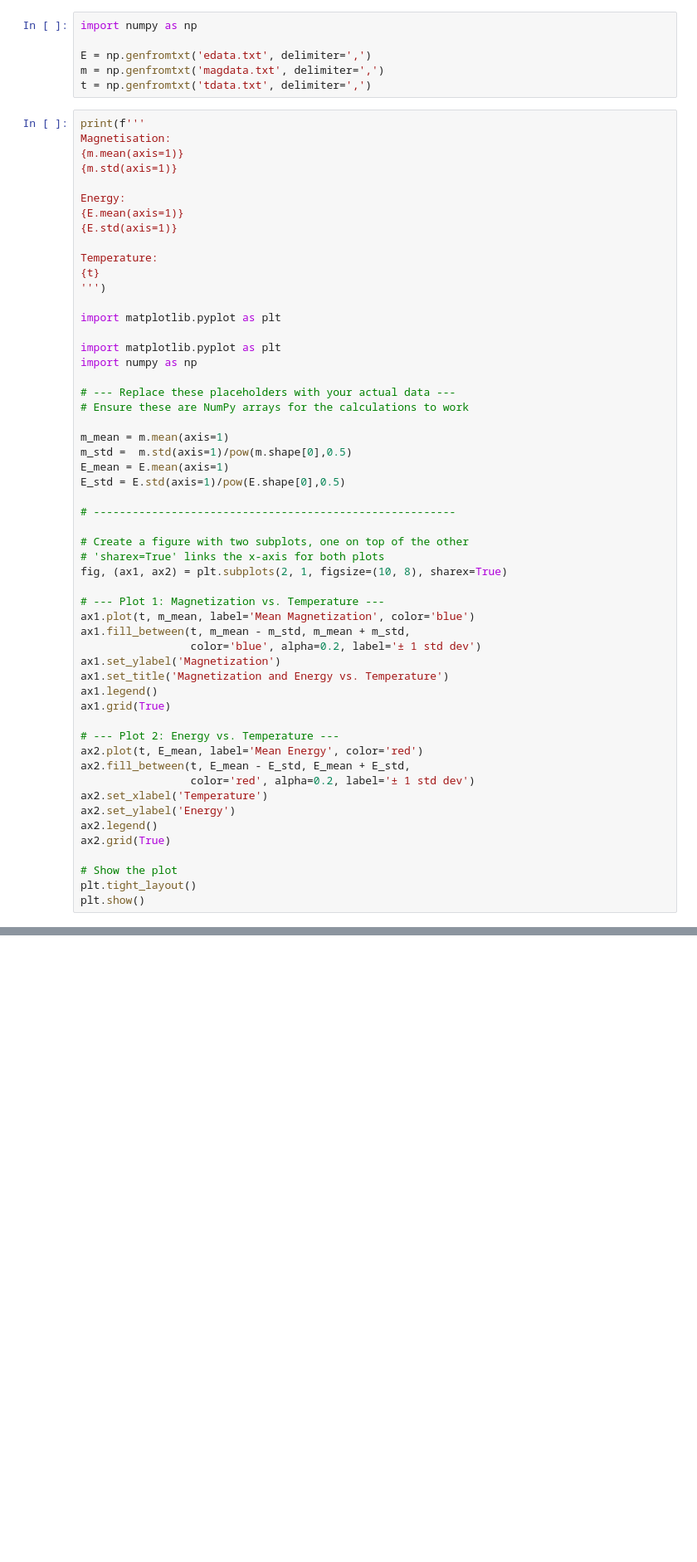
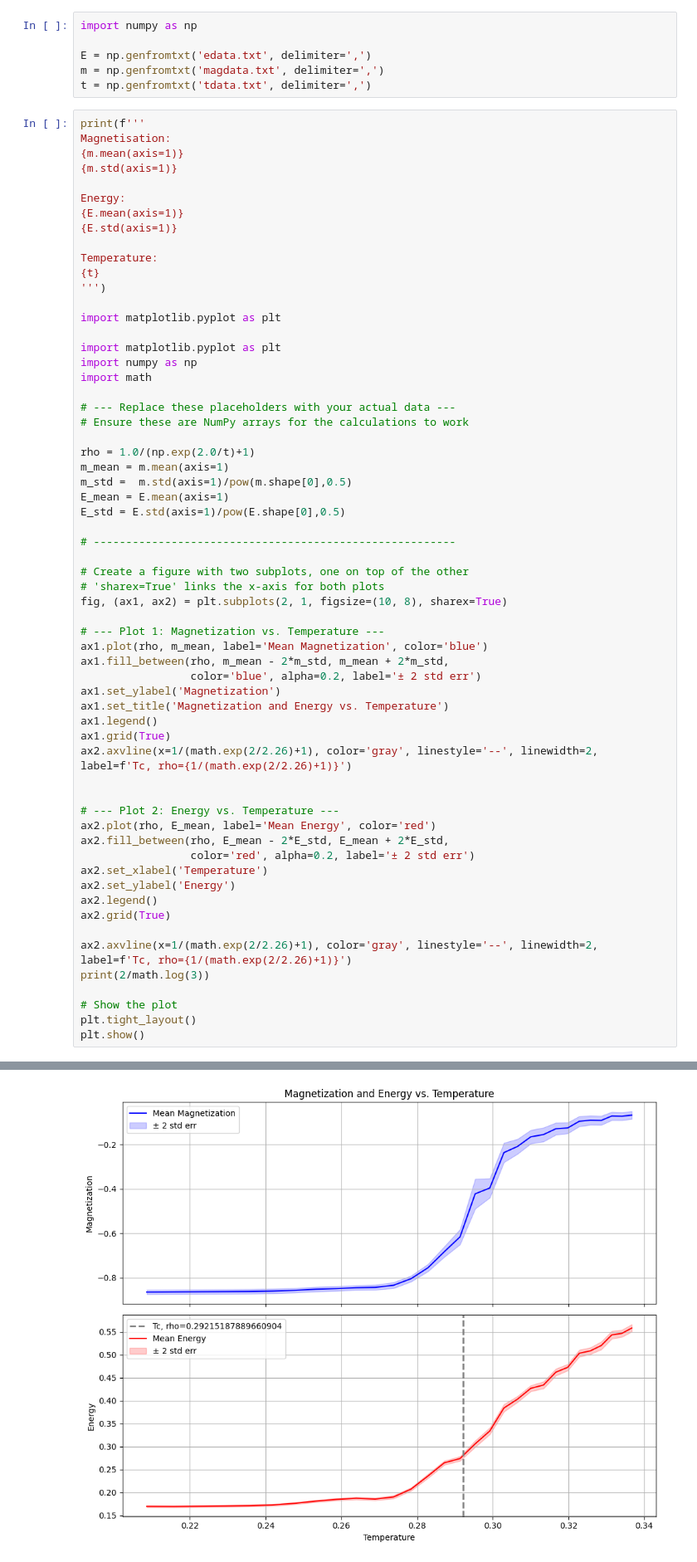
Before and after one commit to Aaron-d-k/ising-ca, a Jupyter notebook: data/analyze.ipynb, the cells around one changed output, grey strips where cells are left out. Shown: that part at 83% size. Cells and saved outputs as stored; diff of their text form; blank space fills up the shorter version.

```diff
--- a/data/analyze.ipynb
+++ b/data/analyze.ipynb
@@ -22,10 +22,12 @@ import matplotlib.pyplot as plt
 
 import matplotlib.pyplot as plt
 import numpy as np
+import math
 
 # --- Replace these placeholders with your actual data ---
 # Ensure these are NumPy arrays for the calculations to work
 
+rho = 1.0/(np.exp(2.0/t)+1)
 m_mean = m.mean(axis=1)
 m_std =  m.std(axis=1)/pow(m.shape[0],0.5)
 E_mean = E.mean(axis=1)
@@ -38,23 +40,28 @@ E_std = E.std(axis=1)/pow(E.shape[0],0.5)
 fig, (ax1, ax2) = plt.subplots(2, 1, figsize=(10, 8), sharex=True)
 
 # --- Plot 1: Magnetization vs. Temperature ---
-ax1.plot(t, m_mean, label='Mean Magnetization', color='blue')
-ax1.fill_between(t, m_mean - m_std, m_mean + m_std,
-                 color='blue', alpha=0.2, label='± 1 std dev')
+ax1.plot(rho, m_mean, label='Mean Magnetization', color='blue')
+ax1.fill_between(rho, m_mean - 2*m_std, m_mean + 2*m_std,
+                 color='blue', alpha=0.2, label='± 2 std err')
 ax1.set_ylabel('Magnetization')
 ax1.set_title('Magnetization and Energy vs. Temperature')
 ax1.legend()
 ax1.grid(True)
+ax2.axvline(x=1/(math.exp(2/2.26)+1), color='gray', linestyle='--', linewidth=2, label=f'Tc, rho={1/(math.exp(2/2.26)+1)}')
+
 
 # --- Plot 2: Energy vs. Temperature ---
-ax2.plot(t, E_mean, label='Mean Energy', color='red')
-ax2.fill_between(t, E_mean - E_std, E_mean + E_std,
-                 color='red', alpha=0.2, label='± 1 std dev')
+ax2.plot(rho, E_mean, label='Mean Energy', color='red')
+ax2.fill_between(rho, E_mean - 2*E_std, E_mean + 2*E_std,
+                 color='red', alpha=0.2, label='± 2 std err')
 ax2.set_xlabel('Temperature')
 ax2.set_ylabel('Energy')
 ax2.legend()
 ax2.grid(True)
 
+ax2.axvline(x=1/(math.exp(2/2.26)+1), color='gray', linestyle='--', linewidth=2, label=f'Tc, rho={1/(math.exp(2/2.26)+1)}')
+print(2/math.log(3))
+
 # Show the plot
 plt.tight_layout()
 plt.show()
@@ -77,3 +86,4 @@ AttributeError: 'numpy.ndarray' object has no attribute 'stderr'
+[figure, added]
 # %%
 from statsmodels.graphics.tsaplots import plot_acf
 import matplotlib.pyplot as plt
```
Also changed, not shown: parts of 2 cells of this notebook, 11 other files.
